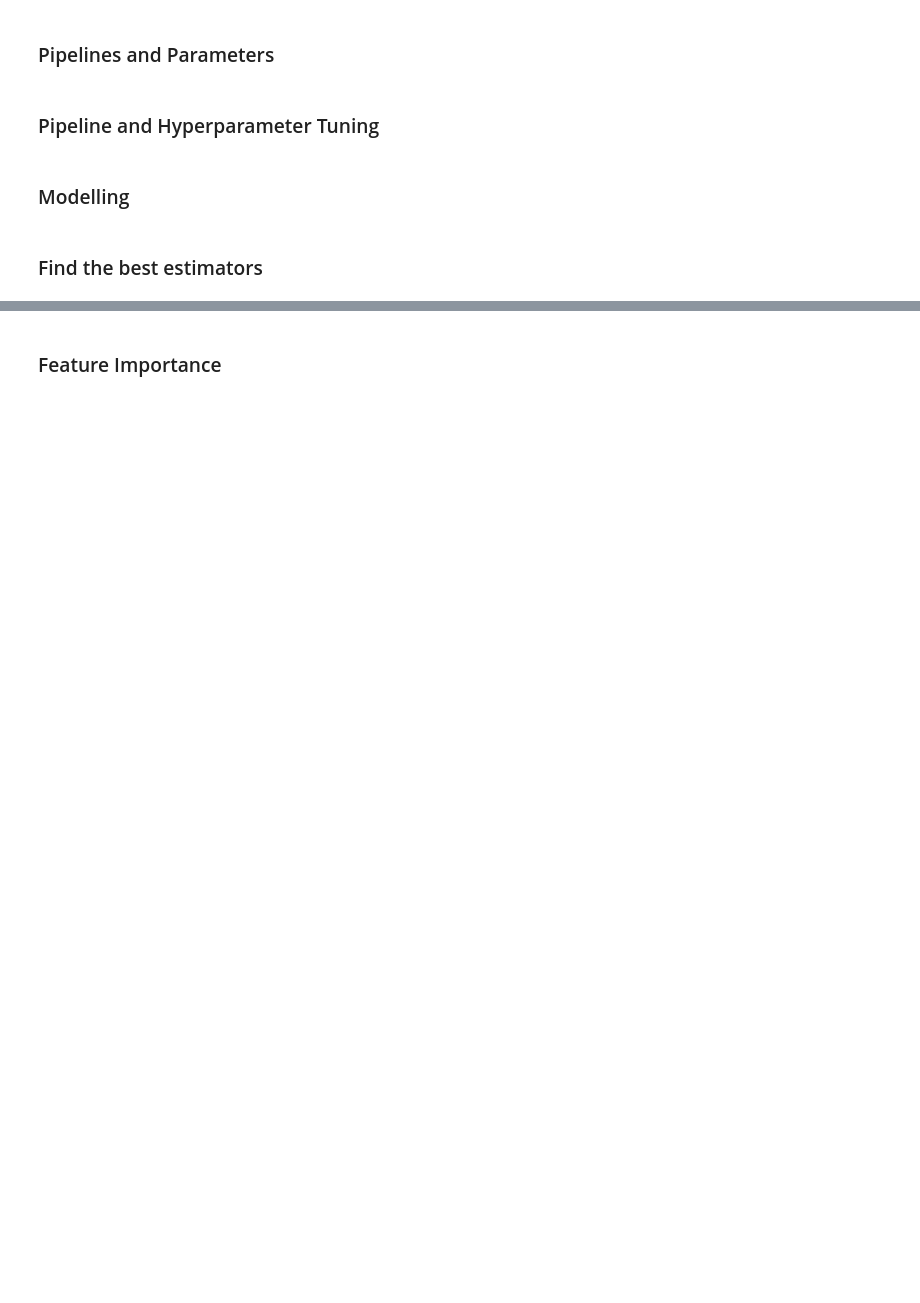
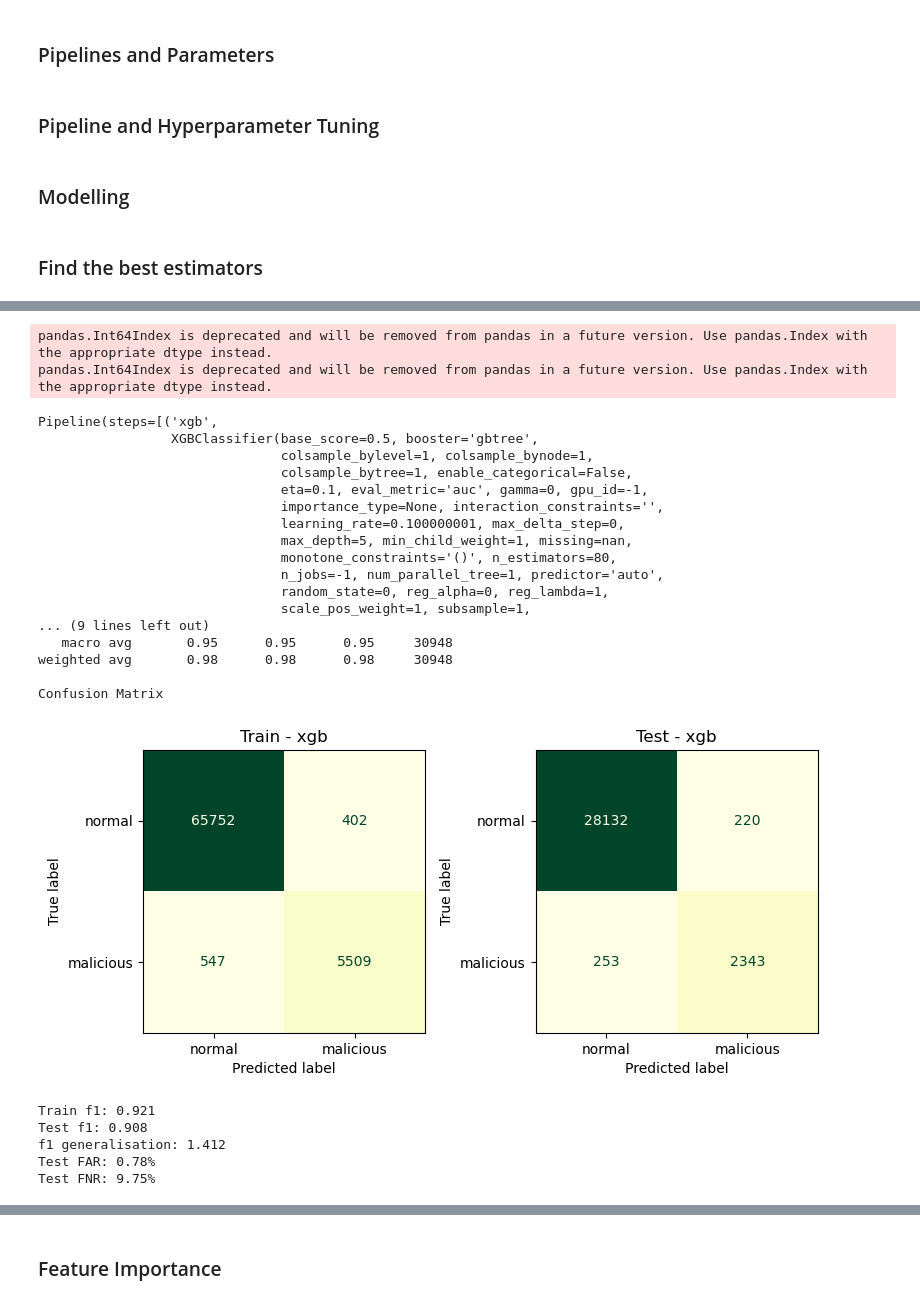
Before and after one commit to melnghp/Data_Science_Project, a Jupyter notebook: Network Classification/code/03_Preprocessing_Modeling_label.ipynb, the cells around one changed output, grey strips where cells are left out. Cells and saved outputs as stored; diff of their text form; code cells hidden in the pictures; blank space fills up the shorter version.

```diff
--- a/Network Classification/code/03_Preprocessing_Modeling_label.ipynb
+++ b/Network Classification/code/03_Preprocessing_Modeling_label.ipynb
@@ -362,5 +349,31 @@ result = model_plot(result, 's1_cat', new_X_train, new_X_test, y_train, y_test)
-# %%
-#Model 5: lr
-result = model_plot(result, 's1_svm', new_X_train, new_X_test, y_train, y_test)
+# %%
+#Model 3: xgb
+result = model_plot(result, 'xgb', new_X_train, new_X_test, y_train, y_test)
+# %% [output]
+pandas.Int64Index is deprecated and will be removed from pandas in a future version. Use pandas.Index with the appropriate dtype instead.
+pandas.Int64Index is deprecated and will be removed from pandas in a future version. Use pandas.Index with the appropriate dtype instead.
+Pipeline(steps=[('xgb',
+                 XGBClassifier(base_score=0.5, booster='gbtree',
+                               colsample_bylevel=1, colsample_bynode=1,
+                               colsample_bytree=1, enable_categorical=False,
+                               eta=0.1, eval_metric='auc', gamma=0, gpu_id=-1,
+                               importance_type=None, interaction_constraints='',
+                               learning_rate=0.100000001, max_delta_step=0,
+                               max_depth=5, min_child_weight=1, missing=nan,
+                               monotone_constraints='()', n_estimators=80,
+                               n_jobs=-1, num_parallel_tree=1, predictor='auto',
+                               random_state=0, reg_alpha=0, reg_lambda=1,
+                               scale_pos_weight=1, subsample=1,
+... (9 lines left out)
+   macro avg       0.95      0.95      0.95     30948
+weighted avg       0.98      0.98      0.98     30948
+
+Confusion Matrix
+[figure, added]
+Train f1: 0.921
+Test f1: 0.908
+f1 generalisation: 1.412
+Test FAR: 0.78%
+Test FNR: 9.75%
 # %%
 result
```
Also changed, not shown: parts of 71 cells of this notebook, 9 other files.
